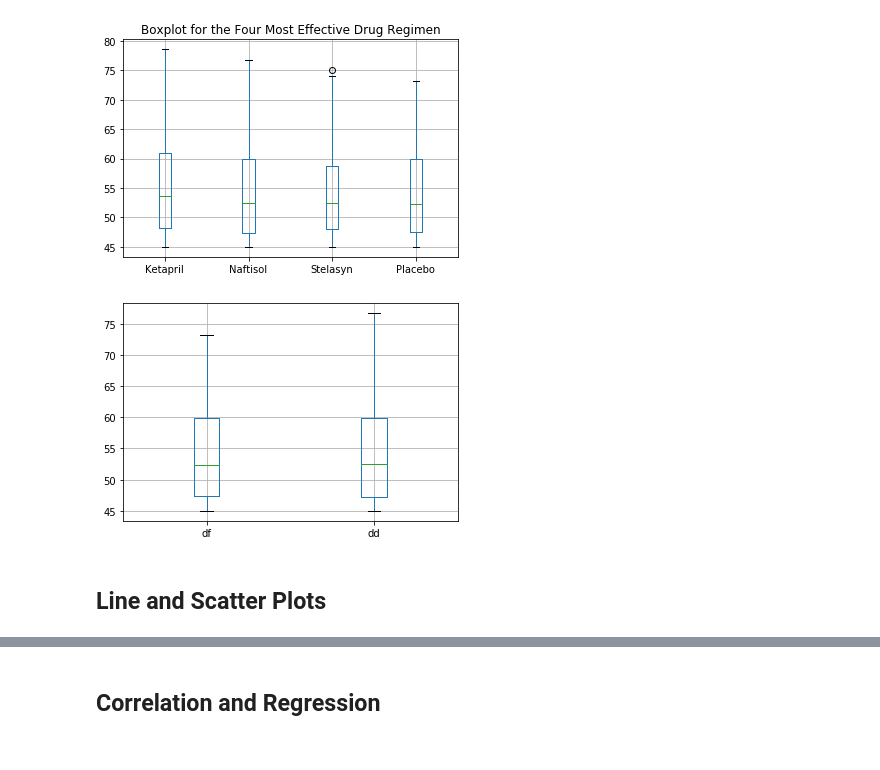
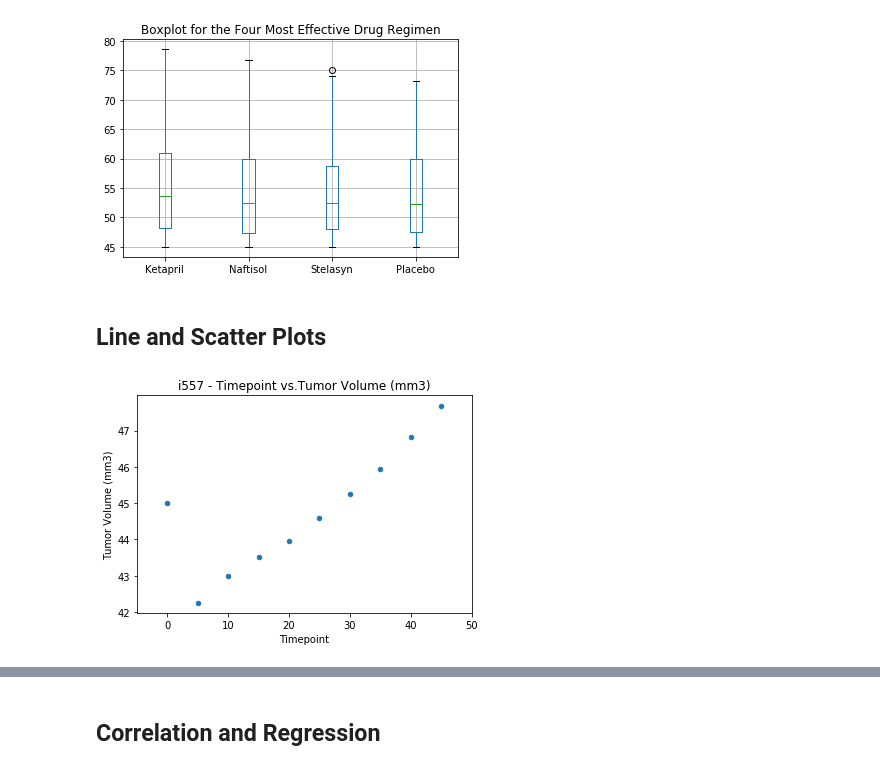
Before and after one commit to YANG007SUN/matplotlib-challenge, a Jupyter notebook: Pymaceuticals/pymaceuticals_starter.ipynb, the cells around one changed output, grey strips where cells are left out. Drawn from its saved outputs; the diff is of its cells as text; code cells hidden in the pictures.

```diff
--- a/Pymaceuticals/pymaceuticals_starter.ipynb
+++ b/Pymaceuticals/pymaceuticals_starter.ipynb
@@ -260,16 +261,5 @@ plt.title("Boxplot for the Four Most Effective Drug Regimen")
 plt.show()
 # %% [output]
 [figure]
-# %%
-
-
-
-top4_regimen_df.loc[top4_regimen_df["Drug Regimen"]=="Placebo",["Tumor Volume (mm3)"]].boxplot(positions = [1])
-top4_regimen_df.loc[top4_regimen_df["Drug Regimen"]=="Naftisol",["Tumor Volume (mm3)"]].boxplot(positions = [2])
-plt.xticks(ticks = [1,2], labels = ["df","dd"])
-
-plt.show()
-# %% [output]
-[figure, removed]
 # %% [markdown]
 ## Line and Scatter Plots
@@ -278,2 +266,17 @@ plt.show()
+# %%
+# Generate a line plot of time point versus tumor volume for a mouse treated with Capomulin
+# ramdomly select a mouse from Capomulin
+random.seed(42)
+mouse = random.choice(clean_masterdata.loc[clean_masterdata["Drug Regimen"] =="Capomulin",]["Mouse ID"].value_counts().index)
+mouse_data = clean_masterdata.loc[(clean_masterdata["Mouse ID"]==mouse) &
+                                  (clean_masterdata["Drug Regimen"]=="Capomulin"),]
+
+# plot scatterplot
+mouse_data.plot.scatter(x = "Timepoint",y = "Tumor Volume (mm3)", title=f"{mouse} - Timepoint vs.Tumor Volume (mm3)")
+plt.xlim(min(mouse_data["Timepoint"]-5),max(mouse_data["Timepoint"]+5))
+
+plt.show()
+# %% [output]
+[figure, added]
 # %%
 # Generate a scatter plot of mouse weight versus average tumor volume for the Capomulin regimen
```
Also changed, not shown: parts of 5 cells of this notebook.
